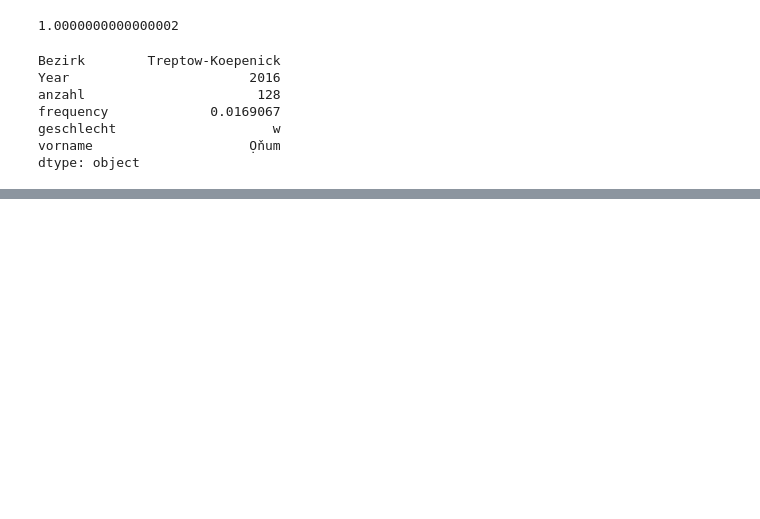
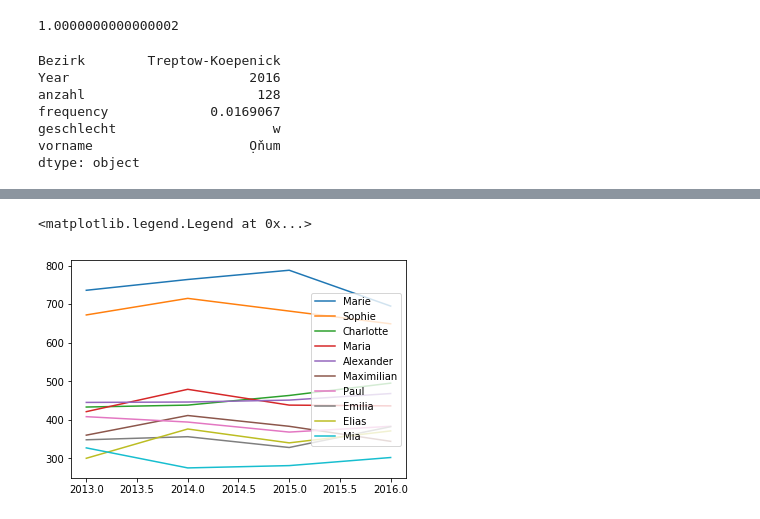
Before and after one commit to franksh/berlin-names, a Jupyter notebook: notebooks/Exploration.ipynb, the cells around one changed output, grey strips where cells are left out. Drawn from its saved outputs; the diff is of its cells as text; code cells hidden in the pictures; blank space fills up the shorter version.

```diff
--- a/notebooks/Exploration.ipynb
+++ b/notebooks/Exploration.ipynb
@@ -81,3 +94,22 @@ KeyError: 'vorname'
+# %%
+dfgroup2 = df[['Year', 'vorname', 'anzahl']].groupby(by=['vorname', 'Year']).sum()
+#dfgroup2 = df[['Year', 'vorname', 'anzahl']].groupby(['vorname', 'Year']).sum().groupby('Year')
+
+#dfgroup2.reset_index()
+dfgroup2 = dfgroup2.sort_values('anzahl', ascending=False)
+best_names = dfgroup2.index.get_level_values('vorname').unique()[0:10]
+#years = dfgroup2.index.get_level_values('Year').unique()
+#dfgroup2.iloc[ dfgroup2.index['Year']==2015 ]
+
+#dfgroup2.loc['Marie'].sort_index()
+for name in best_names:
+    #dfgroup2.loc[name].sort_index().plot.line()
+    plt.plot(dfgroup2.loc[name].sort_index(), label=name)
+plt.legend(loc='right')
+#dfgroup2.iloc[dfgroup2.index.get_level_values('Year') == 2015]
+# %% [output]
+<matplotlib.legend.Legend at 0x...>
+[figure, added]
 # %%
 dfgroup.head()
 # %% [output]
```
Also changed, not shown: parts of 5 cells of this notebook.
